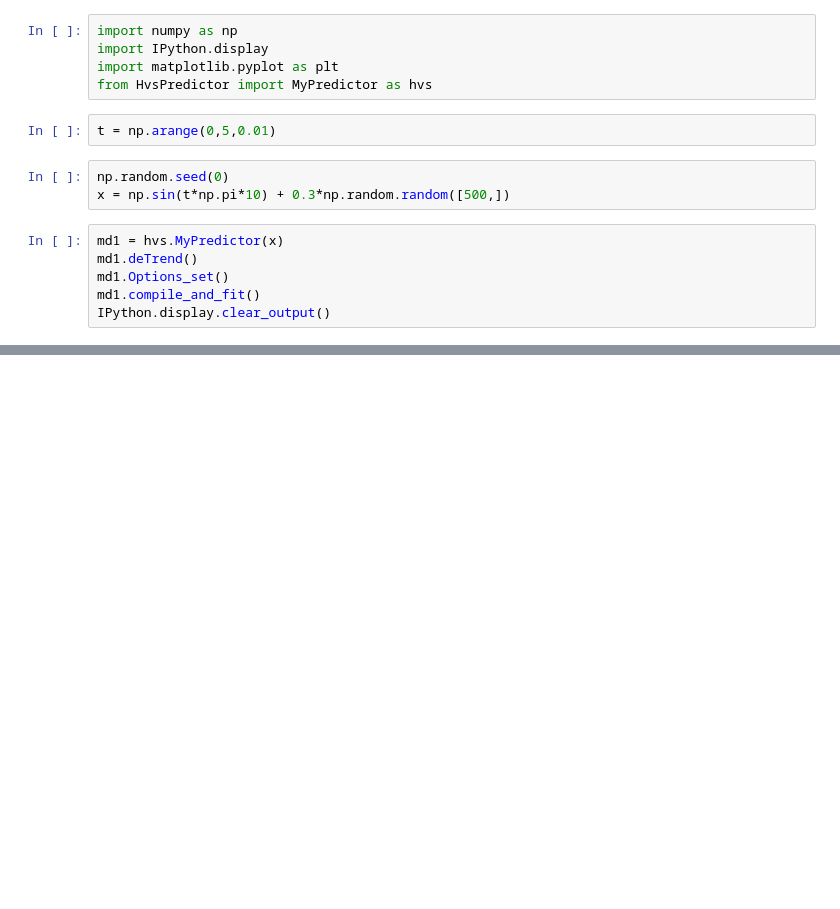
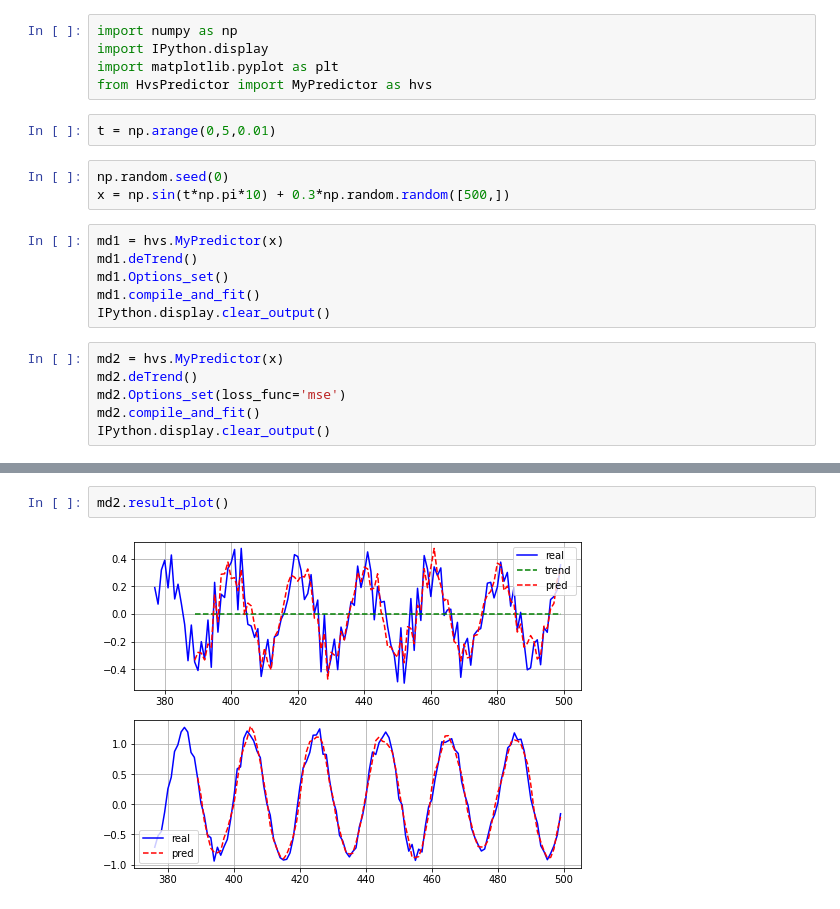
Before and after one commit to Hevensh/HvsPredictor, a Jupyter notebook: predictable_test.ipynb, the cells around one changed output, grey strips where cells are left out. Saved outputs shown, nothing was run; the diff lists cells and outputs as text; blank space fills up the shorter version.

```diff
--- a/predictable_test.ipynb
+++ b/predictable_test.ipynb
@@ -27,6 +27,12 @@ md1.deTrend()
 md1.Options_set()
 md1.compile_and_fit()
 IPython.display.clear_output()
+# %%
+md2 = hvs.MyPredictor(x)
+md2.deTrend()
+md2.Options_set(loss_func='mse')
+md2.compile_and_fit()
+IPython.display.clear_output()
 # %%
 md1.result_plot()
 # %% [output]
@@ -33,0 +40,4 @@ md1.result_plot()
+# %%
+md2.result_plot()
+# %% [output]
+[figure, added]
```
Also changed, not shown: parts of 3 cells of this notebook.
